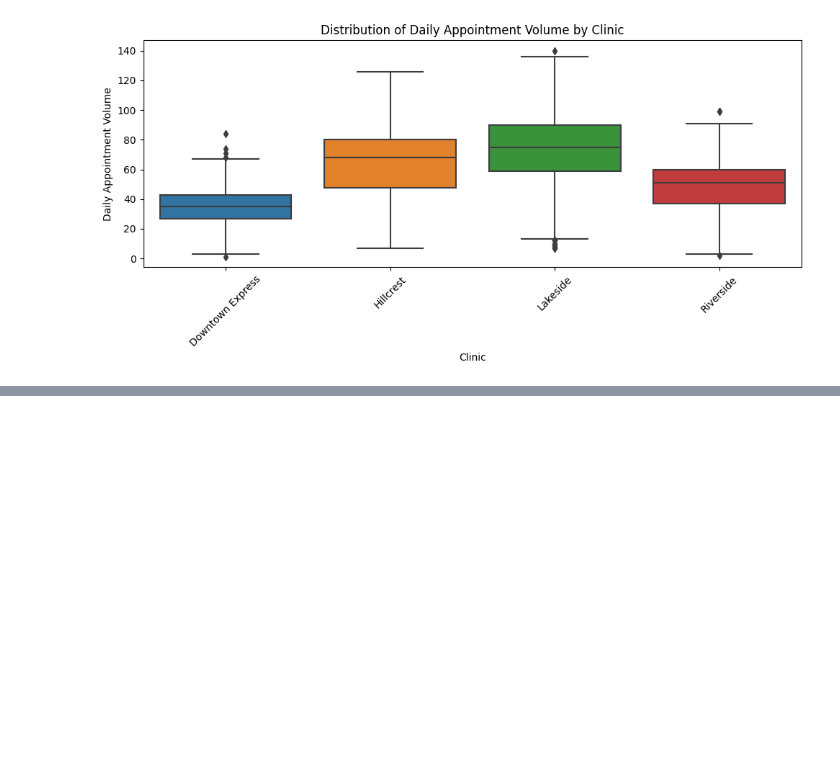
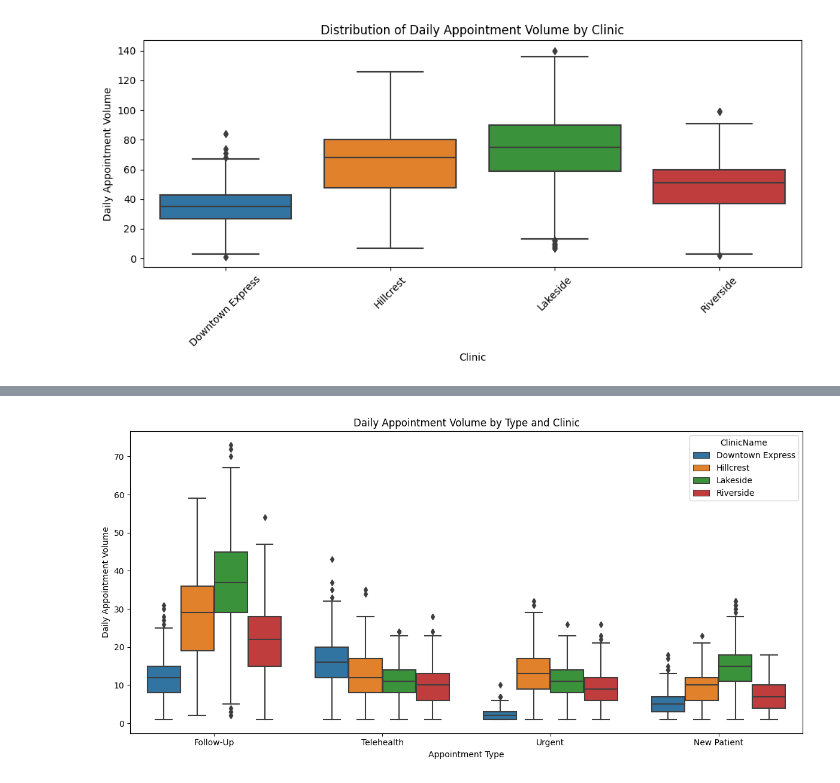
Before and after one commit to joshegwuatu/Appointment-volume-forecasting, a Jupyter notebook: EDA/01-EDA.ipynb, the cells around one changed output, grey strips where cells are left out. Drawn from its saved outputs; the diff is of its cells as text; code cells hidden in the pictures; blank space fills up the shorter version.

```diff
--- a/EDA/01-EDA.ipynb
+++ b/EDA/01-EDA.ipynb
@@ -991,0 +1330,19 @@ plt.show()
+# %%
+# Visualize daily fluctuations in appointment volume for each clinic using line plots
+
+plt.figure(figsize=(12, 6))
+
+sns.boxplot(
+    data=daily_type_volume,
+    x="AppointmentType",
+    y="AppointmentVolume",
+    hue="ClinicName"
+)
+
+plt.title("Daily Appointment Volume by Type and Clinic")
+plt.xlabel("Appointment Type")
+plt.ylabel("Daily Appointment Volume")
+plt.tight_layout()
+plt.show()
+# %% [output]
+[figure, added]
```
Also changed, not shown: parts of 30 cells of this notebook.
